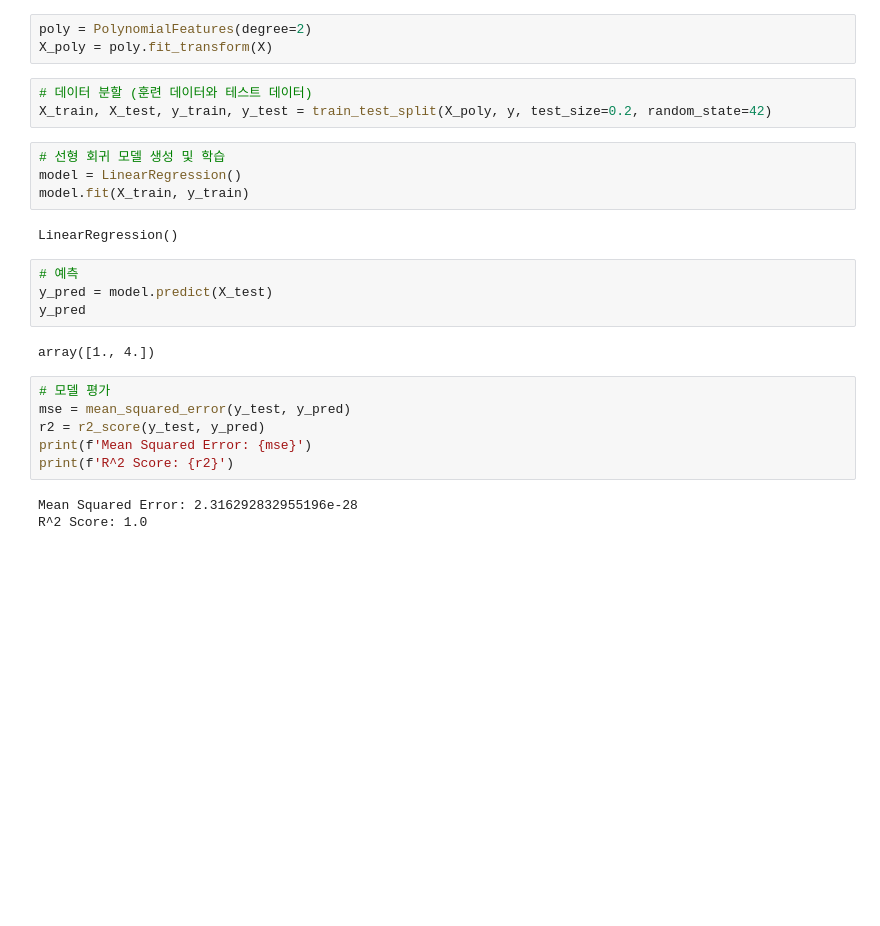
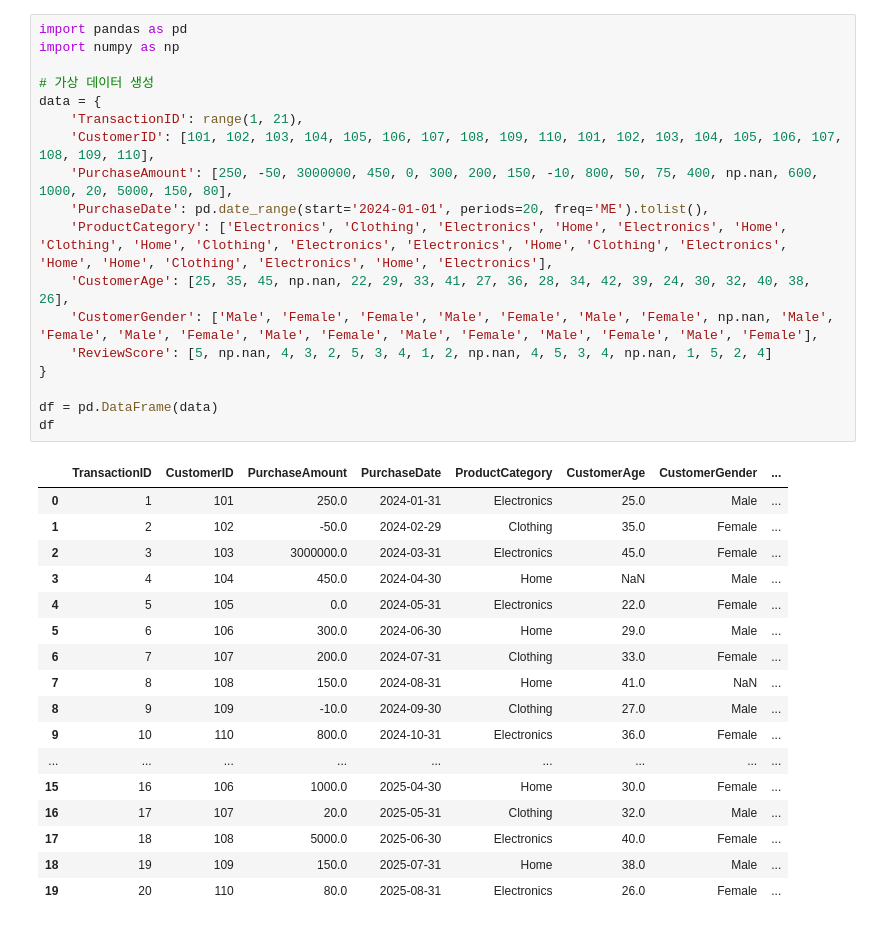
Before and after one commit to YoonMooYeol/spa, a Jupyter notebook: ch2/practice1 copy.ipynb, the cells around one changed output. Drawn from its saved outputs; the diff is of its cells as text; blank space fills up the shorter version.

```diff
--- a/ch2/practice1 copy.ipynb
+++ b/ch2/practice1 copy.ipynb
@@ -12,27 +1,36 @@ y = np.array([1, 4, 9, 16, 25, 36])
-# %%
-poly = PolynomialFeatures(degree=2)
-X_poly = poly.fit_transform(X)
-# %%
-# 데이터 분할 (훈련 데이터와 테스트 데이터)
-X_train, X_test, y_train, y_test = train_test_split(X_poly, y, test_size=0.2, random_state=42)
-# %%
-# 선형 회귀 모델 생성 및 학습
-model = LinearRegression()
-model.fit(X_train, y_train)
-# %% [output]
-LinearRegression()
-# %%
-# 예측
-y_pred = model.predict(X_test)
-y_pred
-# %% [output]
-array([1., 4.])
-# %%
-# 모델 평가
-mse = mean_squared_error(y_test, y_pred)
-r2 = r2_score(y_test, y_pred)
-print(f'Mean Squared Error: {mse}')
-print(f'R^2 Score: {r2}')
-# %% [output]
-Mean Squared Error: 2.316292832955196e-28
-R^2 Score: 1.0
+# %%
+import pandas as pd
+import numpy as np
+
+# 가상 데이터 생성
+data = {
+    'TransactionID': range(1, 21),
+    'CustomerID': [101, 102, 103, 104, 105, 106, 107, 108, 109, 110, 101, 102, 103, 104, 105, 106, 107, 108, 109, 110],
+    'PurchaseAmount': [250, -50, 3000000, 450, 0, 300, 200, 150, -10, 800, 50, 75, 400, np.nan, 600, 1000, 20, 5000, 150, 80],
+    'PurchaseDate': pd.date_range(start='2024-01-01', periods=20, freq='ME').tolist(),
+    'ProductCategory': ['Electronics', 'Clothing', 'Electronics', 'Home', 'Electronics', 'Home', 'Clothing', 'Home', 'Clothing', 'Electronics', 'Electronics', 'Home', 'Clothing', 'Electronics', 'Home', 'Home', 'Clothing', 'Electronics', 'Home', 'Electronics'],
+    'CustomerAge': [25, 35, 45, np.nan, 22, 29, 33, 41, 27, 36, 28, 34, 42, 39, 24, 30, 32, 40, 38, 26],
+    'CustomerGender': ['Male', 'Female', 'Female', 'Male', 'Female', 'Male', 'Female', np.nan, 'Male', 'Female', 'Male', 'Female', 'Male', 'Female', 'Male', 'Female', 'Male', 'Female', 'Male', 'Female'],
+    'ReviewScore': [5, np.nan, 4, 3, 2, 5, 3, 4, 1, 2, np.nan, 4, 5, 3, 4, np.nan, 1, 5, 2, 4]
+}
+
+df = pd.DataFrame(data)
+df
+# %% [output]
+|  | TransactionID | CustomerID | PurchaseAmount | PurchaseDate | ProductCategory | CustomerAge | CustomerGender | ... |
+| 0 | 1 | 101 | 250.0 | 2024-01-31 | Electronics | 25.0 | Male | ... |
+| 1 | 2 | 102 | -50.0 | 2024-02-29 | Clothing | 35.0 | Female | ... |
+| 2 | 3 | 103 | 3000000.0 | 2024-03-31 | Electronics | 45.0 | Female | ... |
+| 3 | 4 | 104 | 450.0 | 2024-04-30 | Home | NaN | Male | ... |
+| 4 | 5 | 105 | 0.0 | 2024-05-31 | Electronics | 22.0 | Female | ... |
+| 5 | 6 | 106 | 300.0 | 2024-06-30 | Home | 29.0 | Male | ... |
+| 6 | 7 | 107 | 200.0 | 2024-07-31 | Clothing | 33.0 | Female | ... |
+| 7 | 8 | 108 | 150.0 | 2024-08-31 | Home | 41.0 | NaN | ... |
+| 8 | 9 | 109 | -10.0 | 2024-09-30 | Clothing | 27.0 | Male | ... |
+| 9 | 10 | 110 | 800.0 | 2024-10-31 | Electronics | 36.0 | Female | ... |
+| ... | ... | ... | ... | ... | ... | ... | ... | ... |
+| 15 | 16 | 106 | 1000.0 | 2025-04-30 | Home | 30.0 | Female | ... |
+| 16 | 17 | 107 | 20.0 | 2025-05-31 | Clothing | 32.0 | Male | ... |
+| 17 | 18 | 108 | 5000.0 | 2025-06-30 | Electronics | 40.0 | Female | ... |
+| 18 | 19 | 109 | 150.0 | 2025-07-31 | Home | 38.0 | Male | ... |
+| 19 | 20 | 110 | 80.0 | 2025-08-31 | Electronics | 26.0 | Female | ... |
```
Also changed, not shown: parts of 9 cells of this notebook, 16 other files.
